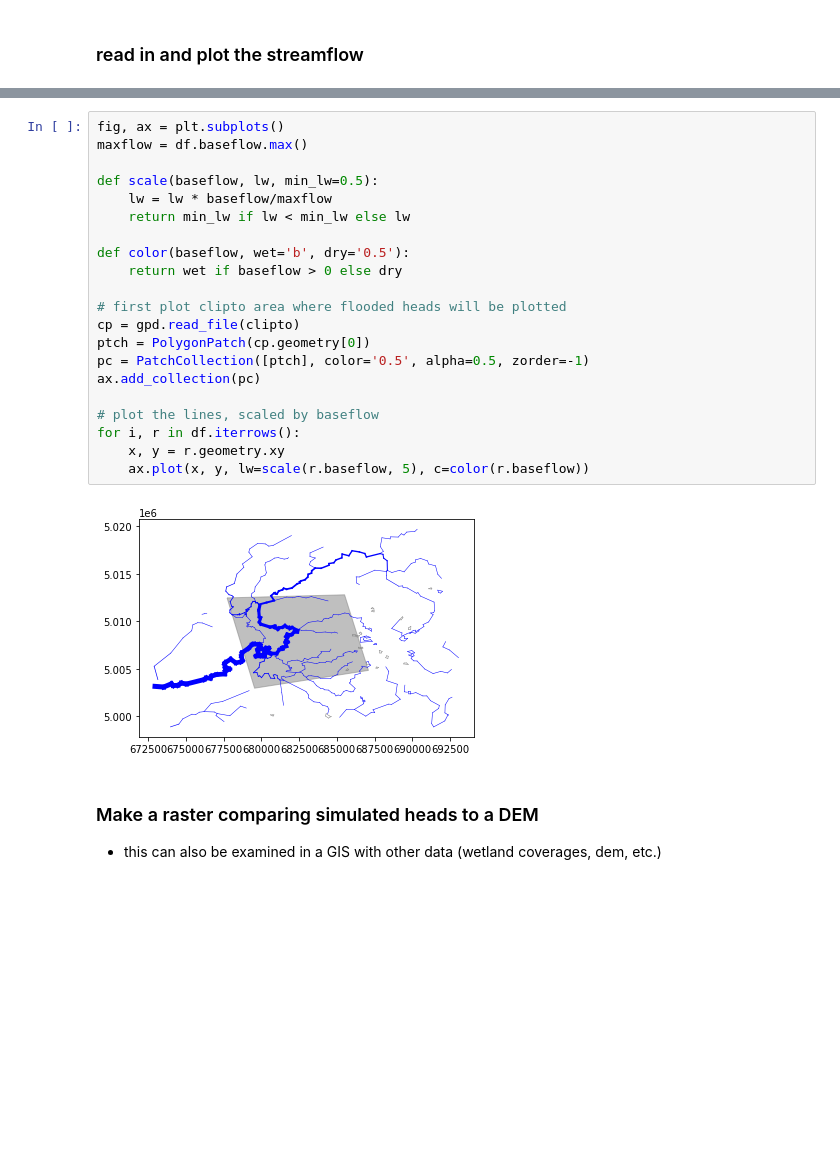
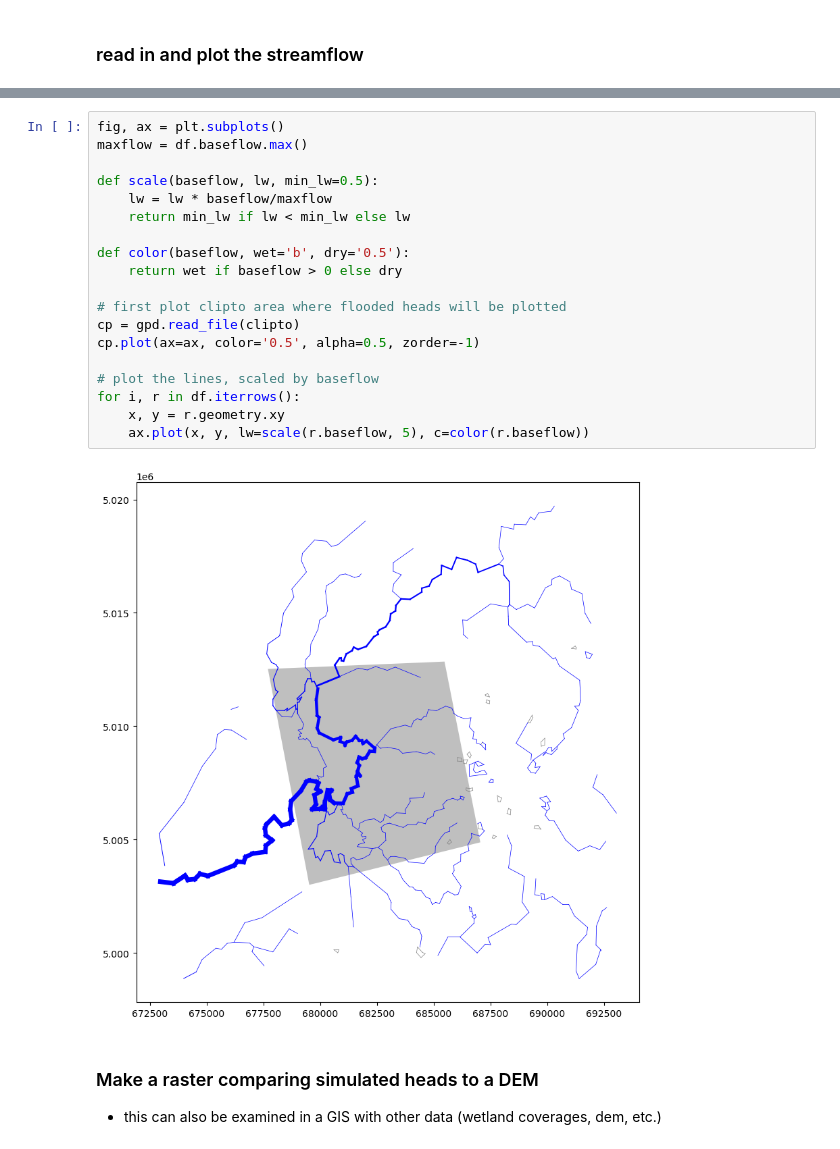
Before and after one commit to DOI-USGS/linesink-maker, a Jupyter notebook: examples/GFLOW_results_visualization.ipynb, the cells around one changed output, grey strips where cells are left out. Drawn from its saved outputs; the diff is of its cells as text; blank space fills up the shorter version.

Commit message:
fix(examples/GFLOW_results_visualization.ipynb): use geopandas to plot clip area instead of descartes/matplotlib patch to avoid indexing error

```diff
--- a/examples/GFLOW_results_visualization.ipynb
+++ b/examples/GFLOW_results_visualization.ipynb
@@ -46,26 +44,24 @@ df.head()
 # %%
 fig, ax = plt.subplots()
 maxflow = df.baseflow.max()
 
 def scale(baseflow, lw, min_lw=0.5):
     lw = lw * baseflow/maxflow
     return min_lw if lw < min_lw else lw
 
 def color(baseflow, wet='b', dry='0.5'):
     return wet if baseflow > 0 else dry
 
 # first plot clipto area where flooded heads will be plotted
 cp = gpd.read_file(clipto)
-ptch = PolygonPatch(cp.geometry[0])
-pc = PatchCollection([ptch], color='0.5', alpha=0.5, zorder=-1)
-ax.add_collection(pc)
+cp.plot(ax=ax, color='0.5', alpha=0.5, zorder=-1)
 
 # plot the lines, scaled by baseflow
 for i, r in df.iterrows():
     x, y = r.geometry.xy
     ax.plot(x, y, lw=scale(r.baseflow, 5), c=color(r.baseflow))
 # %% [output]
-[figure, old version]
+[figure, new version]
 # %% [markdown]
 ### Make a raster comparing simulated heads to a DEM
 * this can also be examined in a GIS with other data (wetland coverages, dem, etc.)
```
Also changed, not shown: parts of 5 cells of this notebook.
